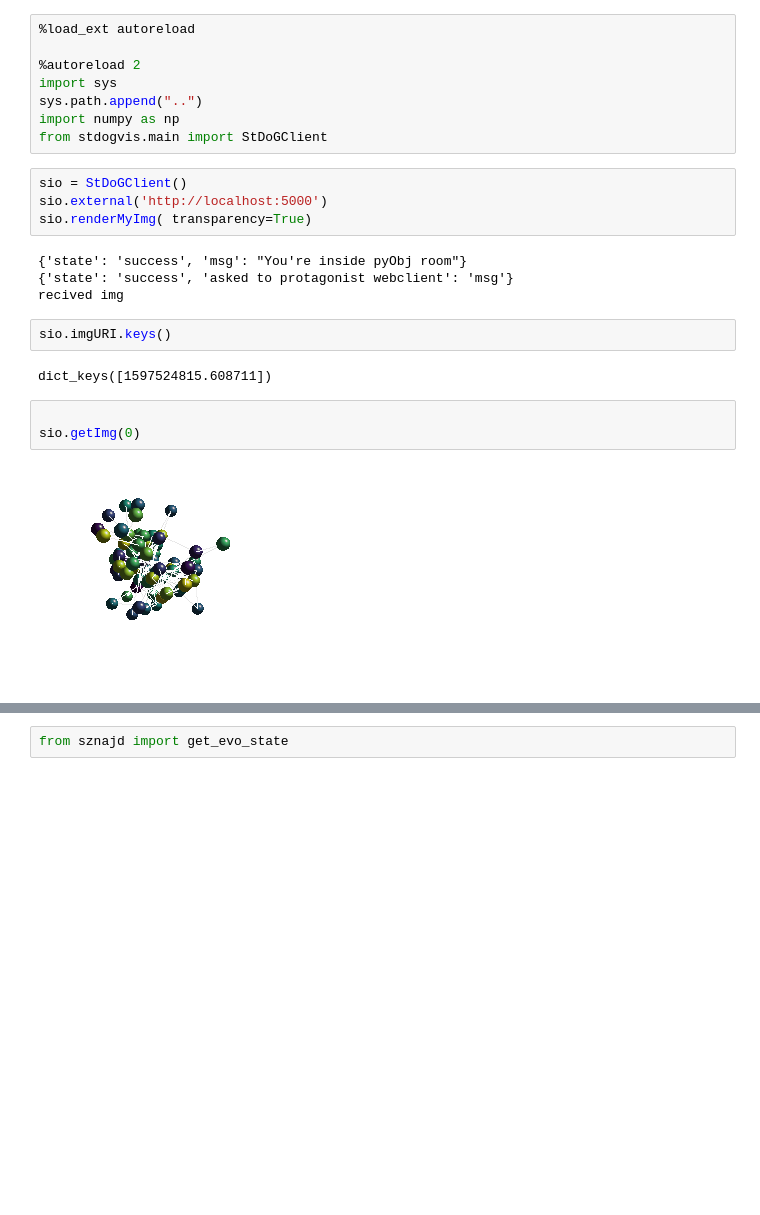
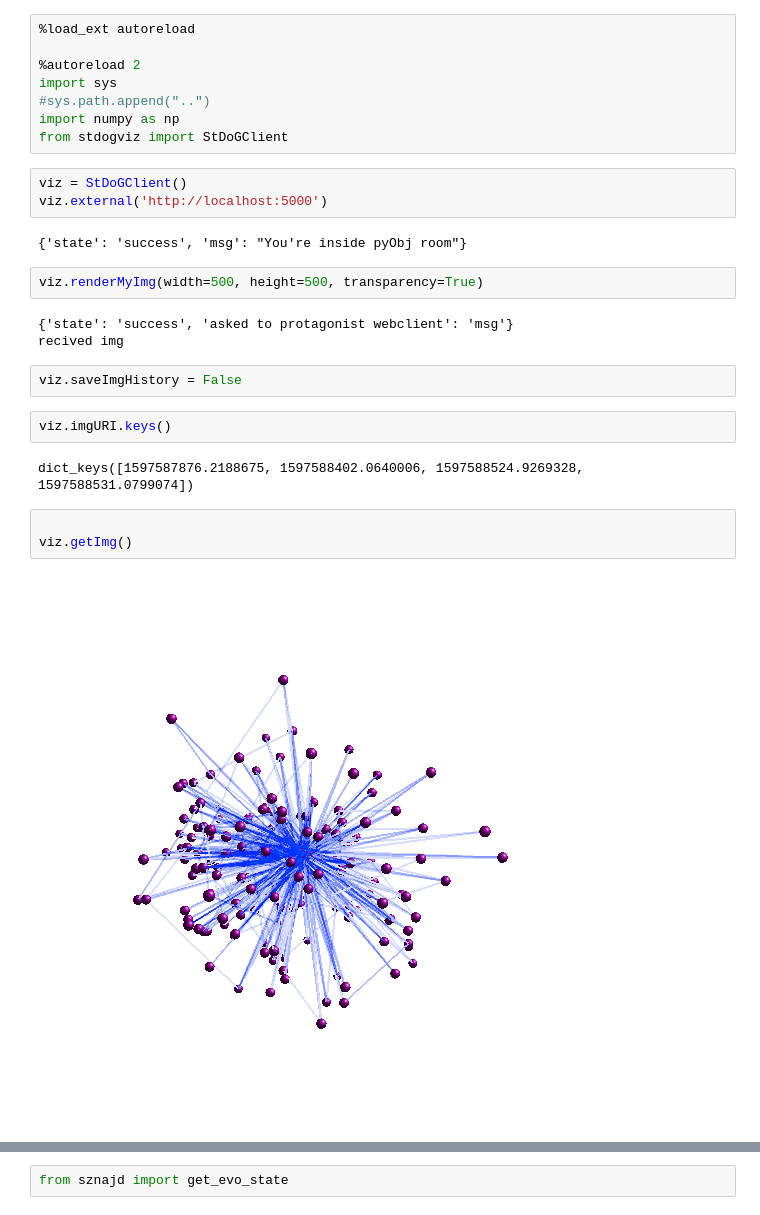
Before and after one commit to devmessias/stdogviz, a Jupyter notebook: python/notebooks/test.ipynb, the cells around one changed output, grey strips where cells are left out. Drawn from its saved outputs; the diff is of its cells as text; blank space fills up the shorter version.

```diff
--- a/python/notebooks/test.ipynb
+++ b/python/notebooks/test.ipynb
@@ -3,26 +3,30 @@
 
 %autoreload 2
 import sys
-sys.path.append("..")
+#sys.path.append("..")
 import numpy as np
-from stdogvis.main import StDoGClient
+from stdogviz import StDoGClient
 # %%
-sio = StDoGClient()
-sio.external('http://localhost:5000')
-sio.renderMyImg( transparency=True)
+viz = StDoGClient()
+viz.external('http://localhost:5000')
 # %% [output]
 {'state': 'success', 'msg': "You're inside pyObj room"}
-{'state': 'success', 'asked to protagonist webclient': 'msg'}
-recived img
+# %%
+viz.renderMyImg(width=500, height=500, transparency=True)
+# %% [output]
+{'state': 'success', 'asked to protagonist webclient': 'msg'}
+recived img
+# %%
+viz.saveImgHistory = False
 # %%
-sio.imgURI.keys()
+viz.imgURI.keys()
 # %% [output]
-dict_keys([1597524815.608711])
+dict_keys([1597587876.2188675, 1597588402.0640006, 1597588524.9269328, 1597588531.0799074])
 # %%
 
-sio.getImg(0)
+viz.getImg()
 # %% [output]
-[figure, old version]
+[figure, new version]
 # %%
 import igraph as ig
 g = ig.read('../../../lesmiserables.gml')
```
Also changed, not shown: parts of 9 cells of this notebook, 33 other files.
